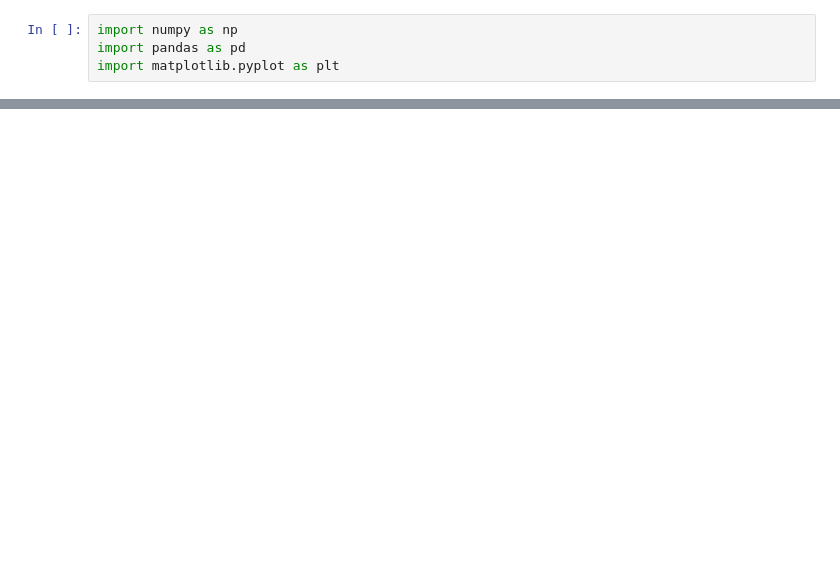
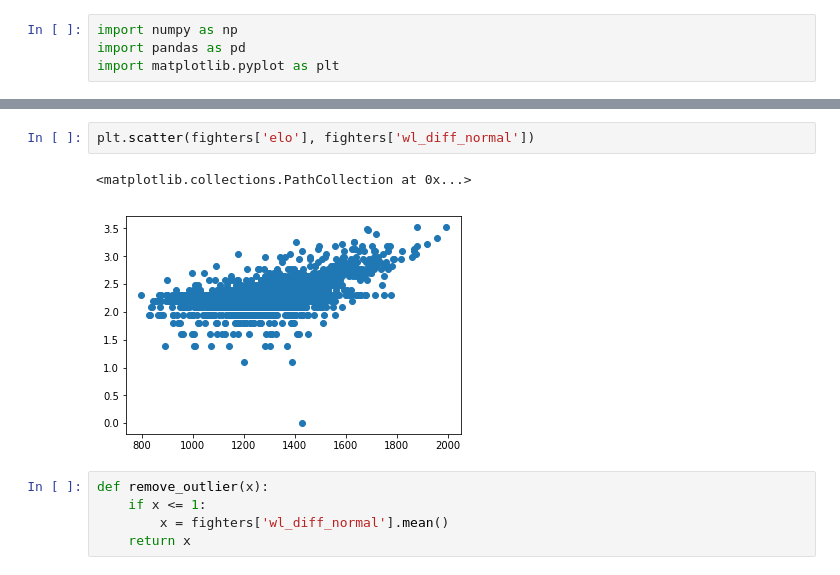
Before and after one commit to pkong97/mma-predictor, a Jupyter notebook: prediction-engine.ipynb, the cells around one changed output, grey strips where cells are left out. Saved outputs shown, nothing was run; the diff lists cells and outputs as text; blank space fills up the shorter version.

```diff
--- a/prediction-engine.ipynb
+++ b/prediction-engine.ipynb
@@ -44,0 +67,10 @@ elo.head(5)
+# %%
+plt.scatter(fighters['elo'], fighters['wl_diff_normal'])
+# %% [output]
+<matplotlib.collections.PathCollection at 0x...>
+[figure, added]
+# %%
+def remove_outlier(x):
+    if x <= 1:
+        x = fighters['wl_diff_normal'].mean()
+    return x
```
Also changed, not shown: parts of 9 cells of this notebook.
